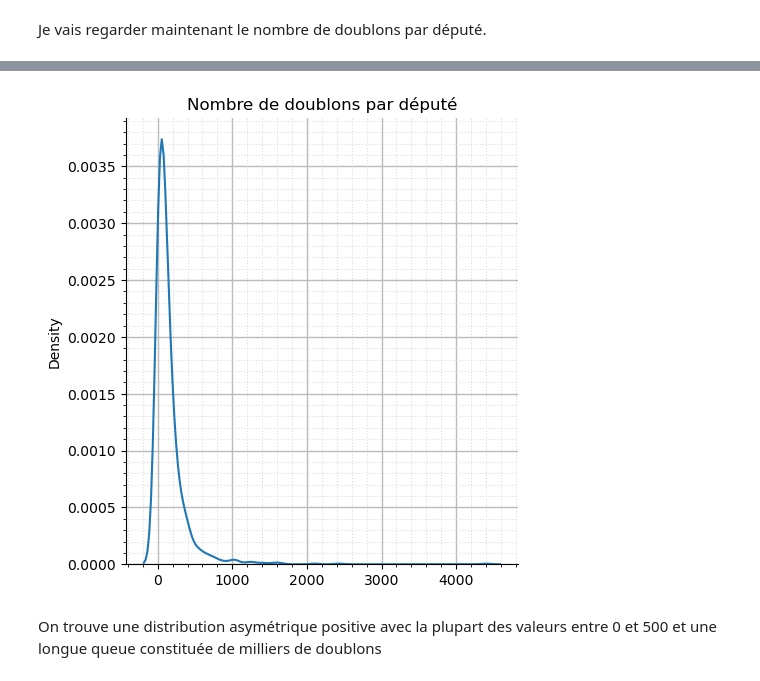
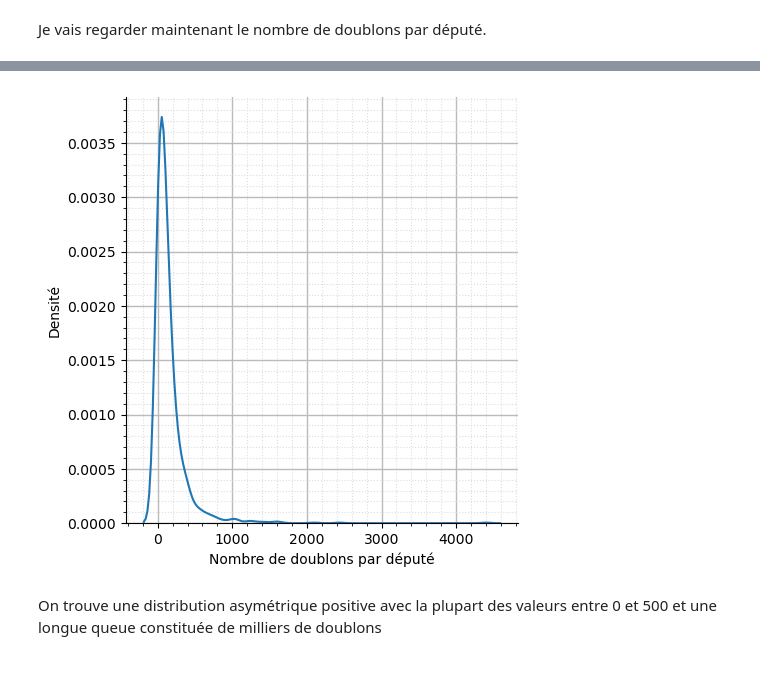
Before and after one commit to Listine/Travaux, a Jupyter notebook: Brazil_deputies_receipts.ipynb, the cells around one changed output, grey strips where cells are left out. Drawn from its saved outputs; the diff is of its cells as text; code cells hidden in the pictures.

```diff
--- a/Brazil_deputies_receipts.ipynb
+++ b/Brazil_deputies_receipts.ipynb
@@ -569,7 +591,5 @@ Mais à partir de 2016, il y a de moins en moins de factures dupliquées… Se s
 # %% [markdown]
 Je vais regarder maintenant le nombre de doublons par député.
 # %%
-(
-    factures_dupliquées_député := df[df['nb_exemplaires'] > 1].groupby(['deputy_name'])['nb_exemplaires']\
-    .apply(lambda x : (x - 1).sum()).sort_values(ascending = False)
-)
+factures_dupliquées_député = df[df['nb_exemplaires'] > 1].groupby(['deputy_name'])['nb_exemplaires']\
+.apply(lambda x : (x - 1).sum()).sort_values(ascending = False)
@@ -590,11 +596,12 @@ Name: nb_exemplaires, Length: 1116, dtype: int64
 # %%
 sns.displot(data = factures_dupliquées_député, kind = 'kde')
 plt.grid(which = 'major', color = '#BBBBBB', linewidth = 1)
 plt.grid(which = 'minor', color = '#DDDDDD', linestyle = ':', linewidth = 0.8)
 plt.minorticks_on()
-plt.title('Nombre de doublons par député');
+plt.xlabel('Nombre de doublons par député')
+plt.ylabel('Densité');
 # %% [output]
-[figure, old version]
+[figure, new version]
 # %% [markdown]
 On trouve une distribution asymétrique positive avec la plupart des valeurs entre 0 et 500
 et une longue queue constituée de milliers de doublons
```
Also changed, not shown: parts of 69 cells of this notebook.
